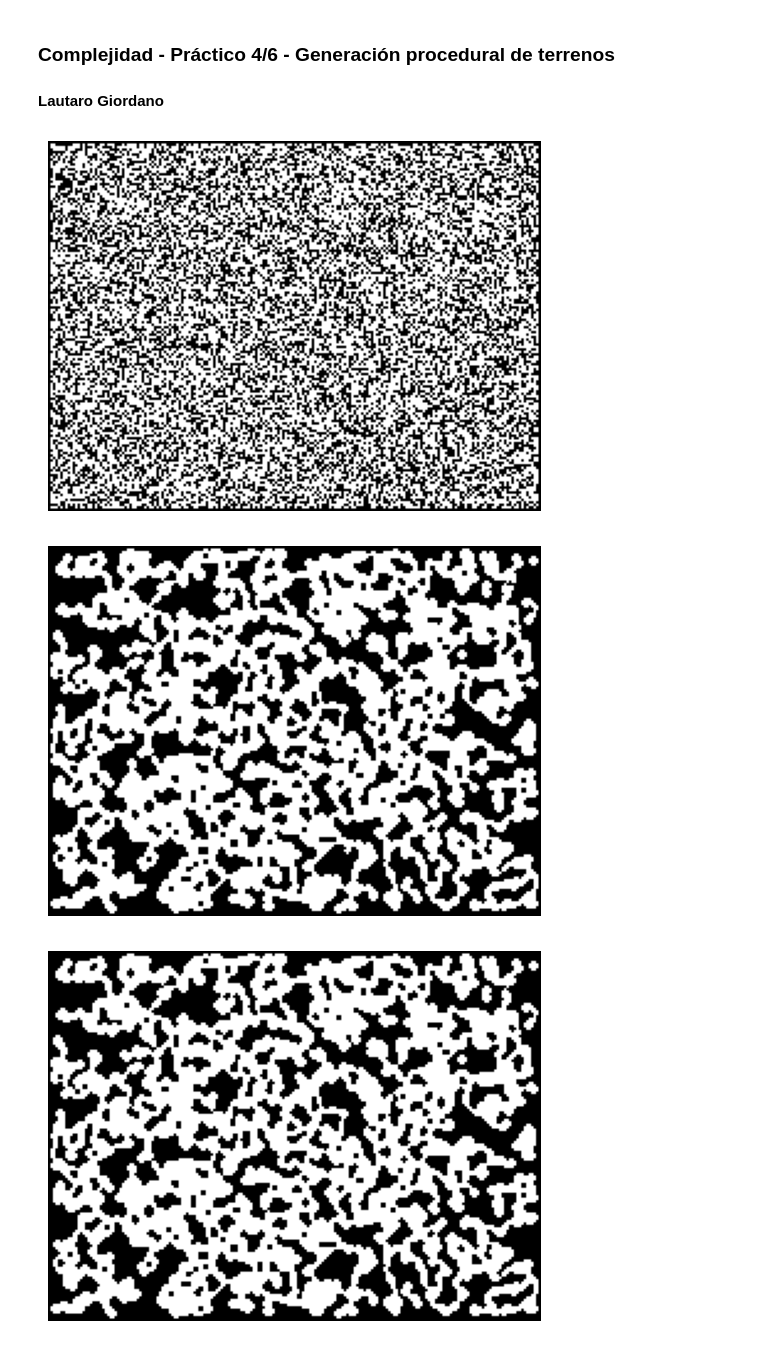
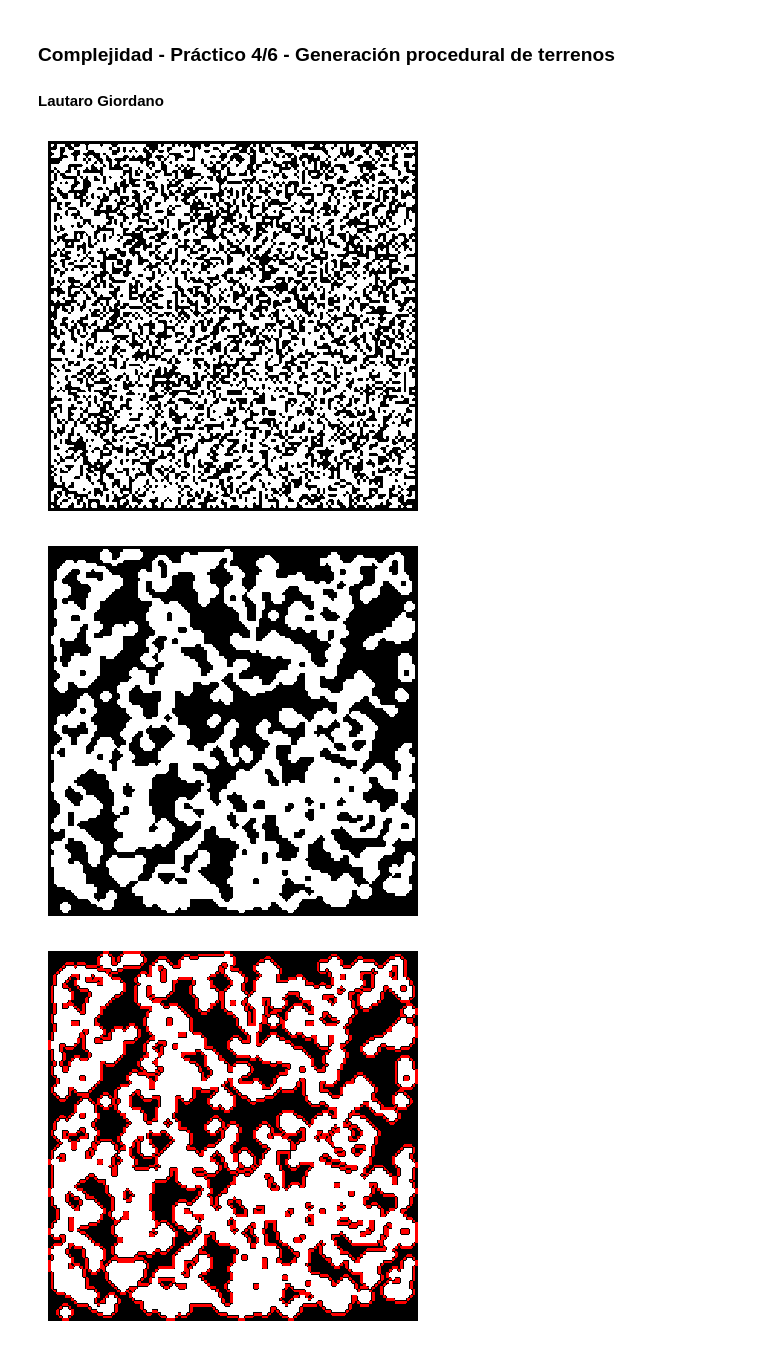
Before and after one commit to lautarogiordano/practicas-complejidad, a Jupyter notebook: p4-generacion-procedural/proc-gen.ipynb, the cells around one changed output. Saved outputs shown, nothing was run; the diff lists cells and outputs as text; code cells hidden in the pictures.

```diff
--- a/p4-generacion-procedural/proc-gen.ipynb
+++ b/p4-generacion-procedural/proc-gen.ipynb
@@ -14,7 +15,7 @@ class cueva:
         self.seed = seed
         np.random.seed(self.seed)
         self.cueva = self.generar_cueva()
-        # self.bordes = self.calcular_bordes()
+        self.bordes = self.calcular_bordes()
 
 
     def generar_cueva(self):
@@ -28,45 +29,96 @@ class cueva:
         return cueva
 
 
-    def plot_cueva(self):
+    def calcular_bordes(self):
+        bordes = np.zeros((self.height, self.width))
+        valor_borde = 1
+
+        for i in range(self.height):
+            for j in range(self.width):
+                # Si la celda actual no es una pared, no forma parte del borde
+                if self.cueva[i][j] == 0:
+                    continue
+                # Chequeo si las paredes del rectangulo son parte del borde
+                elif i == 0:
+                    if self.cueva[i+1][j] == 0:
+                        bordes[i][j] = valor_borde
+                elif i == self.height - 1:
+                    if self.cueva[i-1][j] == 0:
+                        bordes[i][j] = valor_borde
+                elif j == 0:
+                    if self.cueva[i][j+1] == 0:
+                        bordes[i][j] = valor_borde
+                elif j == self.width - 1:
+                    if self.cueva[i][j-1] == 0:
+                        bordes[i][j] = valor_borde
+
+                else:
+                    # Miro a primeros vecinos de una celda
+                    # vecindad = self.cueva[i-1:i+2, j-1:j+2]
+                    # Si hay algún vecino que es una pared, la celda actual es un borde
+                    # if np.sum(vecindad) != 9:
+                    if self.cueva[i+1][j] == 0 or self.cueva[i-1][j] == 0 or self.cueva[i][j+1] == 0 or self.cueva[i][j-1] == 0:
+                        bordes[i][j] = valor_borde
+        return bordes
+
+
+    def plot_cueva(self, bordes=False):
+        combined = self.cueva.copy()
+
+        if bordes:
+            self.bordes = self.calcular_bordes()
+            combined[self.bordes == 1] = 2  # Pared que es borde
+
+            # Defino el mapa de colores: 0 = blanco, 1 = negro, 2 = rojo
+            cmap = mcolors.ListedColormap(['white', 'black', 'red'])
+
+        else:
+            cmap = mcolors.ListedColormap(['white', 'black'])
+
         fig, ax = plt.subplots()
-        ax.imshow(self.cueva, cmap='binary')
-        # if bordes:
-        #     self.bordes = self.calcular_bordes()
-        #     ax.imshow(self.bordes, cmap='Greys')
-        # Apago los ejes
+        ax.imshow(combined, cmap=cmap)
+
         ax.axis('off')
-        fig.show()
+        plt.show()
+
+
+    def plot_bordes(self):
+        self.bordes = self.ca
+        fig, ax = plt.subplots()
+        ax.imshow(self.bordes)
+
 
 
     def paso_suavizar_cueva(self):
         cueva = self.cueva.copy()
         # No miro los bordes
         for i in range(1, self.height - 1):
             for j in range(1, self.width - 1):
                 # Miro a primeros vecinos de una celda
                 vecindad = cueva[i-1:i+2, j-1:j+2]
                 # Si hay más de 5 celdas con pared, pongo una pared (regla del automata)
                 if np.sum(vecindad) >= 5:
                     self.cueva[i][j] = 1
                 # Si hay menos de 3 celdas con pared, pongo un espacio vacío
                 elif np.sum(vecindad) <= 3:
                     self.cueva[i][j] = 0
+                # Si hay 4 celdas con pared, dejo como está
 
 
     def suavizar_cueva(self, n_its=5):
         for _ in range(n_its):
             self.paso_suavizar_cueva()
 
 
 
-width, height = 200, 150
+width, height = 128, 128
 
-cueva = cueva(width, height, 0.4, seed=1)
-cueva.plot_cueva()
+cueva = cueva(width, height, 0.4, seed=10)
+cueva.plot_cueva(bordes=False)
 cueva.suavizar_cueva(20)
 cueva.plot_cueva()
+cueva.plot_cueva(bordes=True)
 # %% [output]
-[figure, old version]
+[figure, new version]
-[figure, old version]
+[figure, new version]
-[figure, old version]
+[figure, new version]
```
Also changed, not shown: parts of 2 cells of this notebook.
